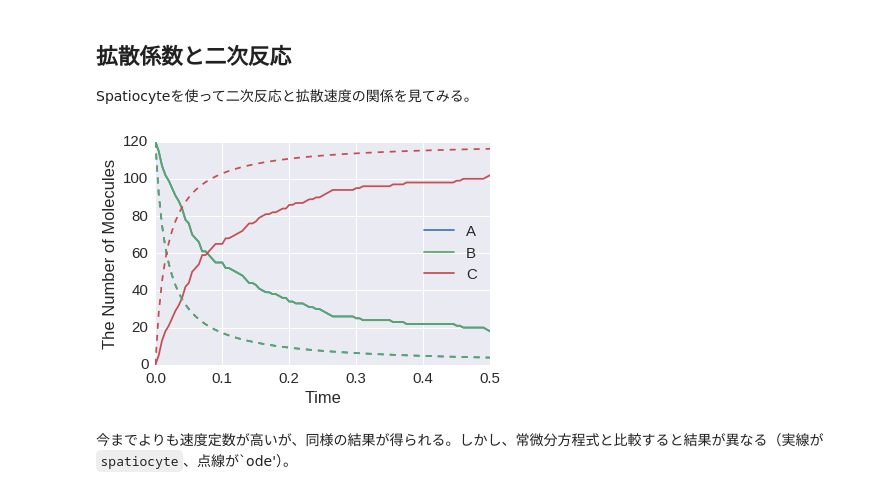
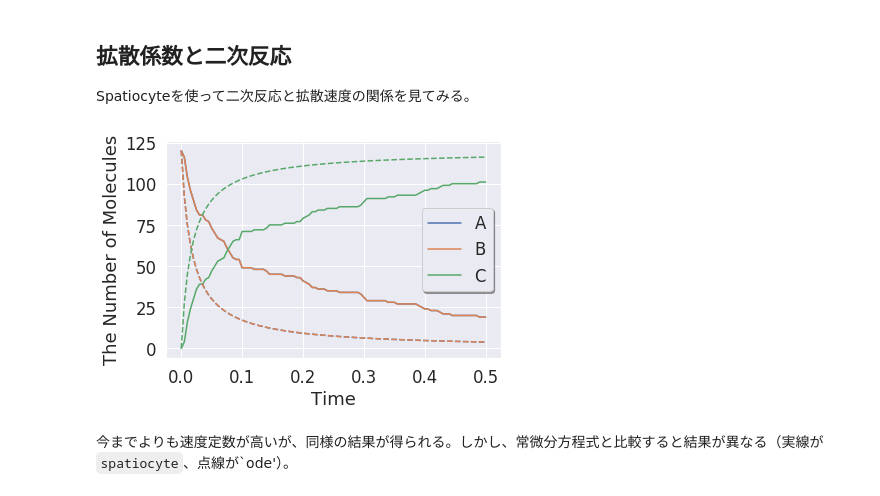
Before and after one commit to kozo2/ecell4-lectures, a Jupyter notebook: lecture4.ipynb, the cells around one changed output. Drawn from its saved outputs; the diff is of its cells as text; code cells hidden in the pictures.

```diff
--- a/lecture4.ipynb
+++ b/lecture4.ipynb
@@ -371,27 +373,27 @@ Spatiocyteでも1分子を扱う正式な関数は`list_voxels`で、座標は1
 Spatiocyteを使って二次反応と拡散速度の関係を見てみる。
 # %%
 with species_attributes():
-    A | B | C | {'D': '1'}
+    A | B | C | {'D': 1}
 
 with reaction_rules():
     A + B > C | 1.0
 
 m = get_model()
 
-w = spatiocyte.SpatiocyteWorld(Real3(2, 1, 1), 0.005)
+w = spatiocyte.World(Real3(2, 1, 1), 0.005)
 w.bind_to(m)
 w.add_molecules(Species('A'), 120)
 w.add_molecules(Species('B'), 120)
 
 obs1 = FixedIntervalNumberObserver(0.005, ('A', 'B', 'C'))
-sim = spatiocyte.SpatiocyteSimulator(w)
+sim = spatiocyte.Simulator(w)
 sim.run(0.5, obs1)
 # %%
 obs2 = run_simulation(0.5, model=m, y0={'A': 120, 'B': 120}, volume=2, return_type='observer')
 # %%
-viz.plot_number_observer(obs1, '-', obs2, '--')
+show(obs1, '-', obs2, '--')
 # %% [output]
-[figure, old version]
+[figure, new version]
 # %% [markdown]
 今までよりも速度定数が高いが、同様の結果が得られる。しかし、常微分方程式と比較すると結果が異なる（実線が`spatiocyte`、点線が`ode'）。
 # %% [markdown]
```
Also changed, not shown: parts of 40 cells of this notebook, 4 other files.
